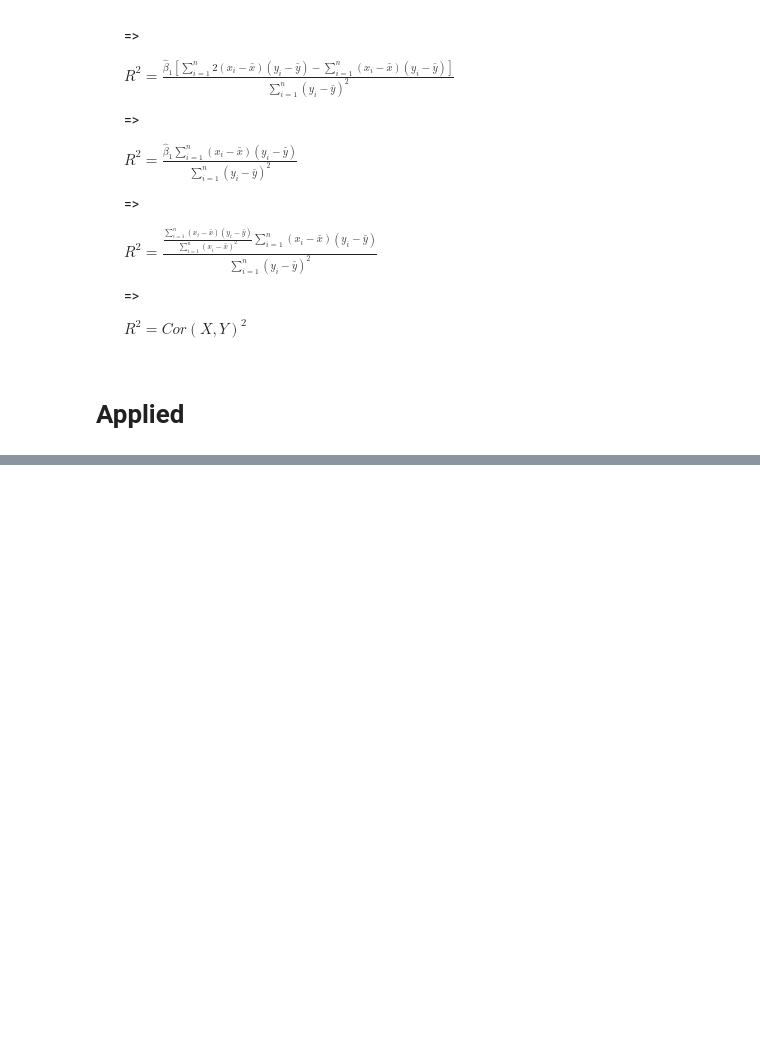
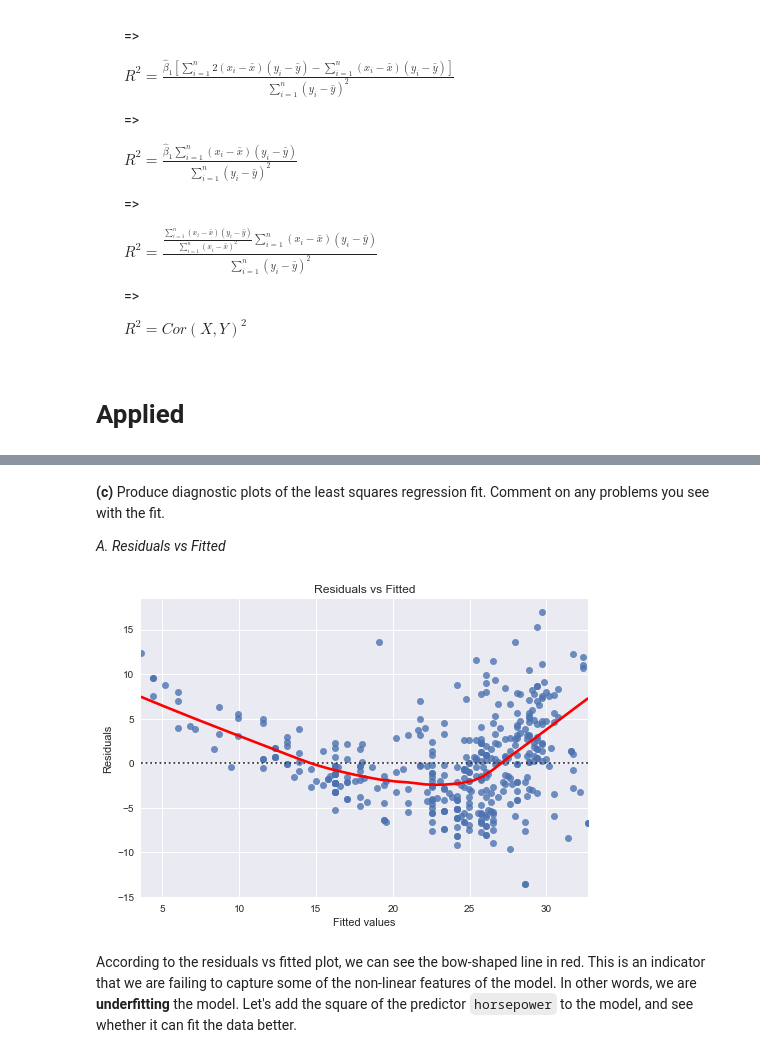
Before and after one commit to chenyulue/ISLP, a Jupyter notebook: Ch03-Linear_Regression_Exercises.ipynb, the cells around one changed output, grey strips where cells are left out. Drawn from its saved outputs; the diff is of its cells as text; code cells hidden in the pictures; blank space fills up the shorter version.

```diff
--- a/Ch03-Linear_Regression_Exercises.ipynb
+++ b/Ch03-Linear_Regression_Exercises.ipynb
@@ -175,0 +259,17 @@
+# %% [markdown]
+   **(c)** Produce diagnostic plots of the least squares regression fit. Comment on any problems you see with the fit.
+
+   *A. Residuals vs Fitted*
+# %%
+fitted_y = lm_fit.fittedvalues
+sns.residplot(x=fitted_y
+             ,y=auto['mpg']
+             ,lowess=True
+             ,line_kws={'color': 'r'})
+plt.gca().set(title='Residuals vs Fitted'
+             ,xlabel='Fitted values'
+             ,ylabel='Residuals');
+# %% [output]
+[figure, added]
+# %% [markdown]
+According to the residuals vs fitted plot, we can see the bow-shaped line in red. This is an indicator that we are failing to capture some of the non-linear features of the model. In other words, we are **underfitting** the model. Let's add the square of the predictor `horsepower` to the model, and see whether it can fit the data better.
```
Also changed, not shown: parts of 17 cells of this notebook.
